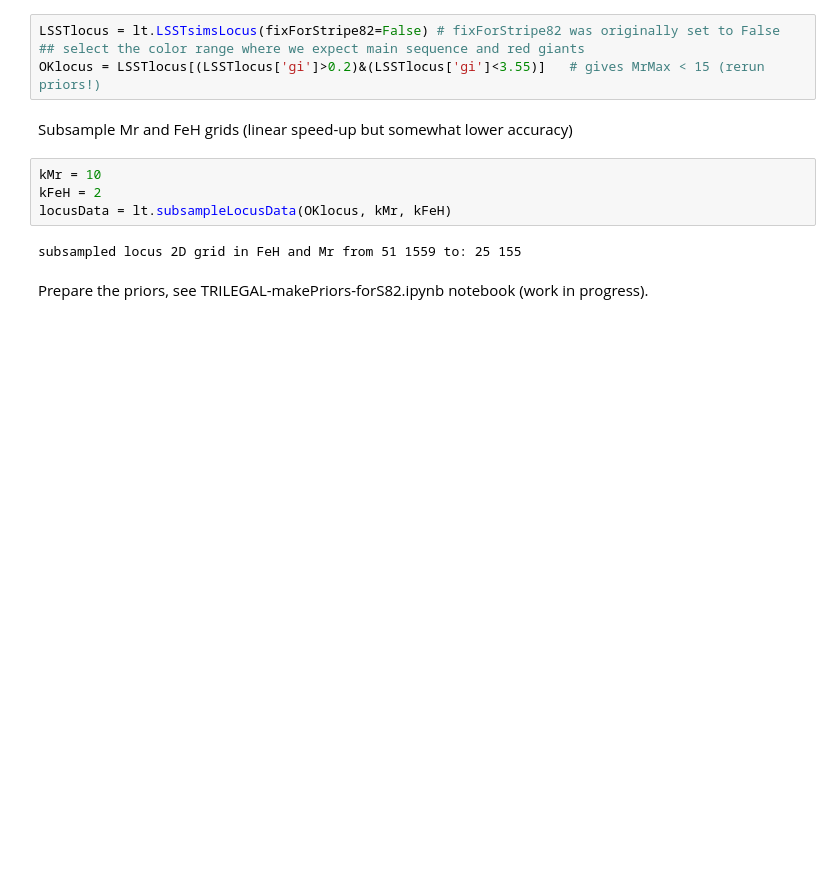
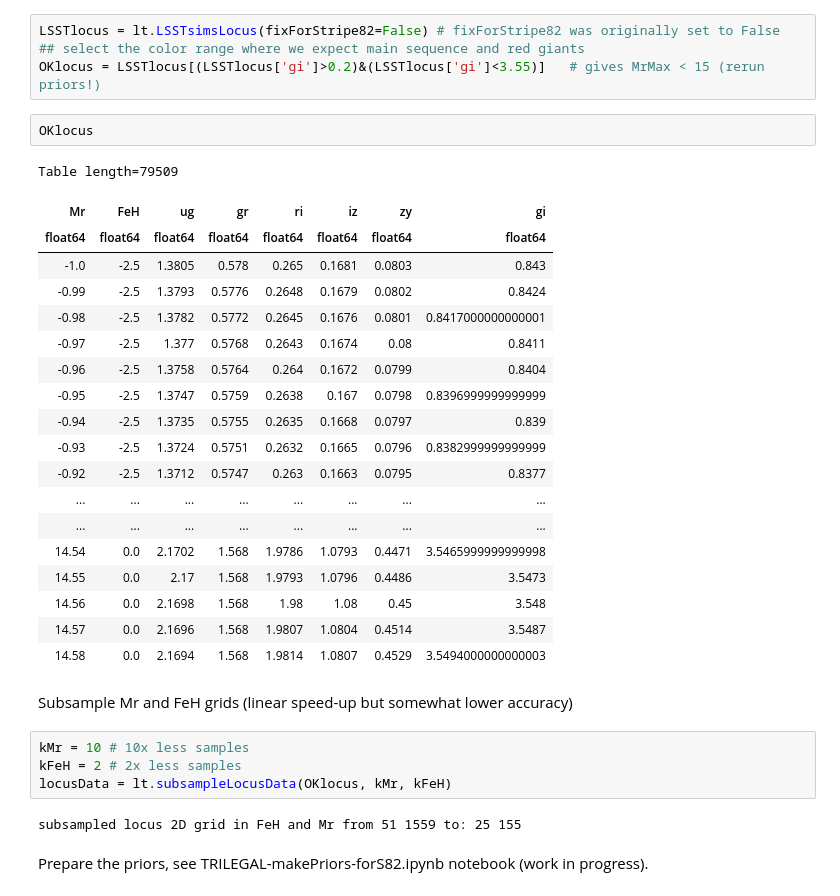
Before and after one commit to labastro-rbi/photoD, a Jupyter notebook: notebooks/exampleBayesMethod3D-lite.ipynb, the cells around one changed output. Cells and saved outputs as stored; diff of their text form; blank space fills up the shorter version.

```diff
--- a/notebooks/exampleBayesMethod3D-lite.ipynb
+++ b/notebooks/exampleBayesMethod3D-lite.ipynb
@@ -68,11 +68,33 @@ Next, read the stellar locus parametrization.
 LSSTlocus = lt.LSSTsimsLocus(fixForStripe82=False) # fixForStripe82 was originally set to False
 ## select the color range where we expect main sequence and red giants
 OKlocus = LSSTlocus[(LSSTlocus['gi']>0.2)&(LSSTlocus['gi']<3.55)]   # gives MrMax < 15 (rerun priors!)
+# %%
+OKlocus
+# %% [output]
+Table length=79509
+| Mr | FeH | ug | gr | ri | iz | zy | gi |
+| float64 | float64 | float64 | float64 | float64 | float64 | float64 | float64 |
+| -1.0 | -2.5 | 1.3805 | 0.578 | 0.265 | 0.1681 | 0.0803 | 0.843 |
+| -0.99 | -2.5 | 1.3793 | 0.5776 | 0.2648 | 0.1679 | 0.0802 | 0.8424 |
+| -0.98 | -2.5 | 1.3782 | 0.5772 | 0.2645 | 0.1676 | 0.0801 | 0.8417000000000001 |
+| -0.97 | -2.5 | 1.377 | 0.5768 | 0.2643 | 0.1674 | 0.08 | 0.8411 |
+| -0.96 | -2.5 | 1.3758 | 0.5764 | 0.264 | 0.1672 | 0.0799 | 0.8404 |
+| -0.95 | -2.5 | 1.3747 | 0.5759 | 0.2638 | 0.167 | 0.0798 | 0.8396999999999999 |
+| -0.94 | -2.5 | 1.3735 | 0.5755 | 0.2635 | 0.1668 | 0.0797 | 0.839 |
+| -0.93 | -2.5 | 1.3724 | 0.5751 | 0.2632 | 0.1665 | 0.0796 | 0.8382999999999999 |
+| -0.92 | -2.5 | 1.3712 | 0.5747 | 0.263 | 0.1663 | 0.0795 | 0.8377 |
+| ... | ... | ... | ... | ... | ... | ... | ... |
+| ... | ... | ... | ... | ... | ... | ... | ... |
+| 14.54 | 0.0 | 2.1702 | 1.568 | 1.9786 | 1.0793 | 0.4471 | 3.5465999999999998 |
+| 14.55 | 0.0 | 2.17 | 1.568 | 1.9793 | 1.0796 | 0.4486 | 3.5473 |
+| 14.56 | 0.0 | 2.1698 | 1.568 | 1.98 | 1.08 | 0.45 | 3.548 |
+| 14.57 | 0.0 | 2.1696 | 1.568 | 1.9807 | 1.0804 | 0.4514 | 3.5487 |
+| 14.58 | 0.0 | 2.1694 | 1.568 | 1.9814 | 1.0807 | 0.4529 | 3.5494000000000003 |
 # %% [markdown]
 Subsample Mr and FeH grids (linear speed-up but somewhat lower accuracy)
 # %%
-kMr = 10
-kFeH = 2
+kMr = 10 # 10x less samples
+kFeH = 2 # 2x less samples
 locusData = lt.subsampleLocusData(OKlocus, kMr, kFeH)
 # %% [output]
 subsampled locus 2D grid in FeH and Mr from 51 1559 to: 25 155
```
Also changed, not shown: parts of 4 cells of this notebook, 1 other file.
